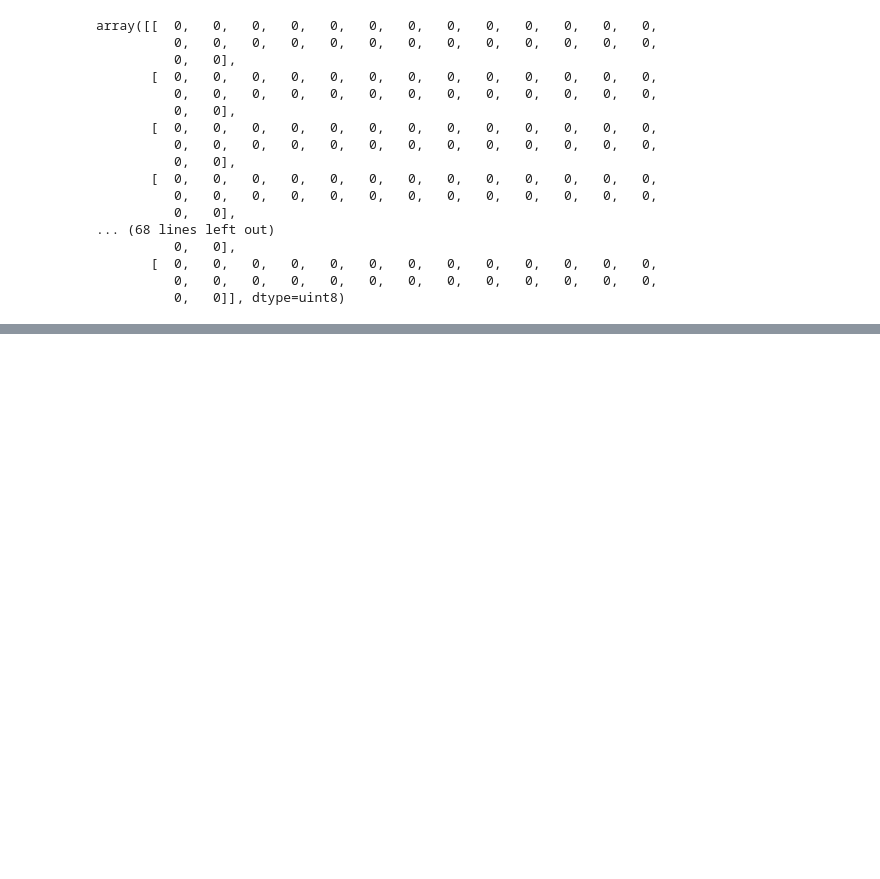
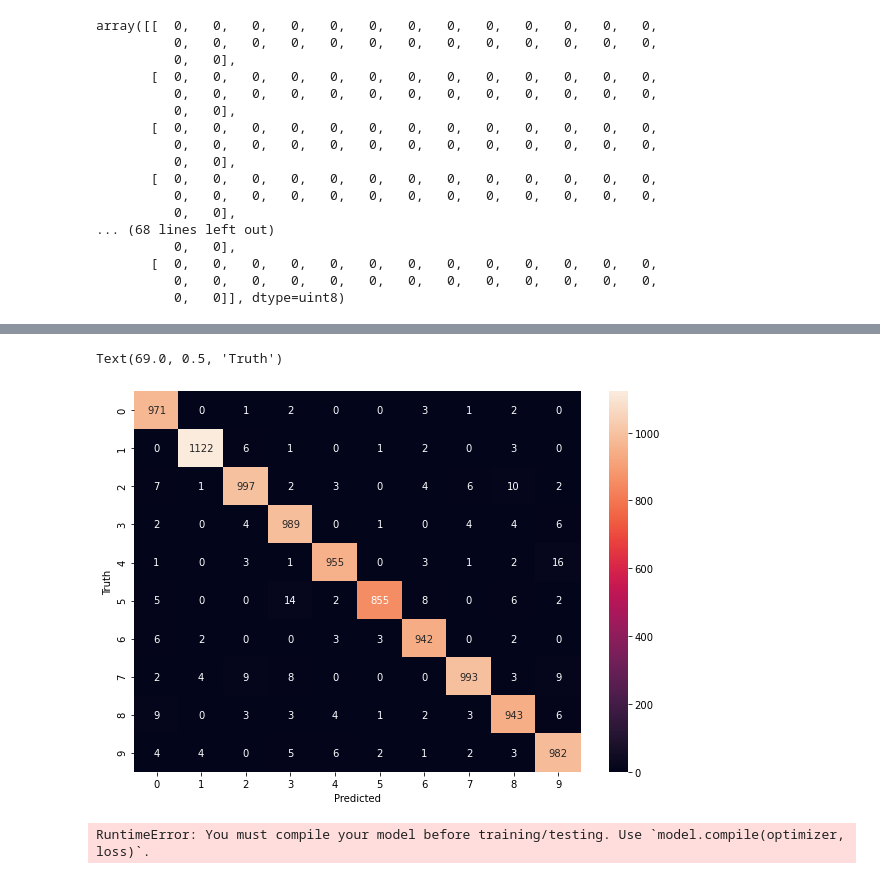
Before and after one commit to KingHikarii/Keras-Nueral-Network, a Jupyter notebook: 1_Neural_Networks.ipynb, the cells around one changed output, grey strips where cells are left out. Saved outputs shown, nothing was run; the diff lists cells and outputs as text; code cells hidden in the pictures; blank space fills up the shorter version.

```diff
--- a/1_Neural_Networks.ipynb
+++ b/1_Neural_Networks.ipynb
@@ -55,0 +83,2 @@ ValueError: not enough values to unpack (expected 2, got 0)
+# %%
+cm = tf.math.confusion_matrix(labels = y_test, predictions = y_predicted_labels)
@@ -55,0 +101,8 @@ ValueError: not enough values to unpack (expected 2, got 0)
+# %%
+plt.figure(figsize = (10, 7))
+sn.heatmap(cm, annot=True, fmt='d')
+plt.xlabel('Predicted')
+plt.ylabel("Truth")
+# %% [output]
+Text(69.0, 0.5, 'Truth')
+[figure, added]
@@ -55,0 +112,6 @@ ValueError: not enough values to unpack (expected 2, got 0)
+# %%
+model.compile(optimizer = 'adam', loss = 'sparse_categorical_crossentropy', metrics = ['accuracy'])
+
+model.fit(x_train_flattened, y_train, epochs = 5)
+# %% [output]
+RuntimeError: You must compile your model before training/testing. Use `model.compile(optimizer, loss)`.
```
Also changed, not shown: parts of 20 cells of this notebook.
